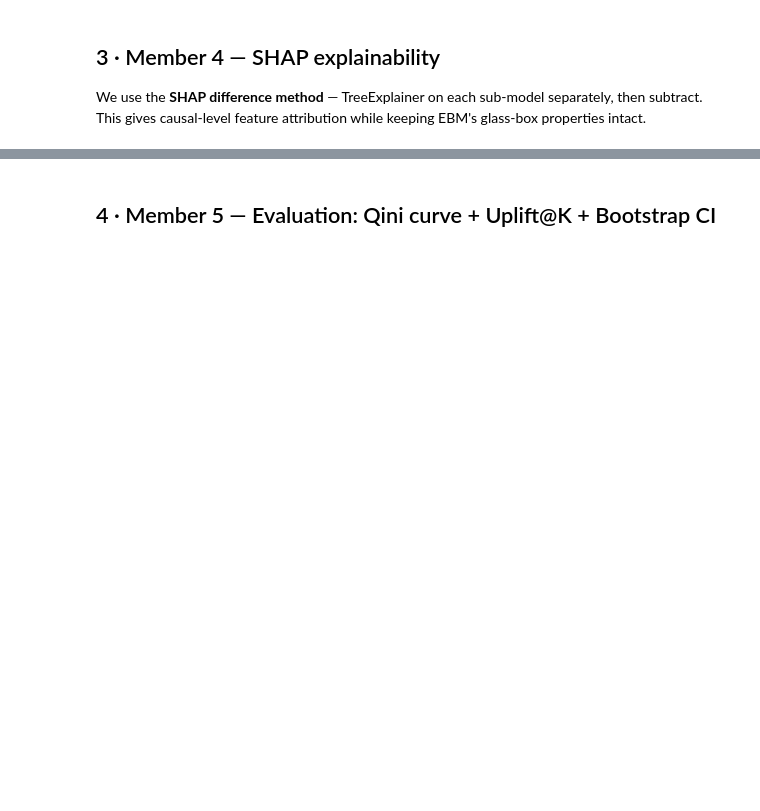
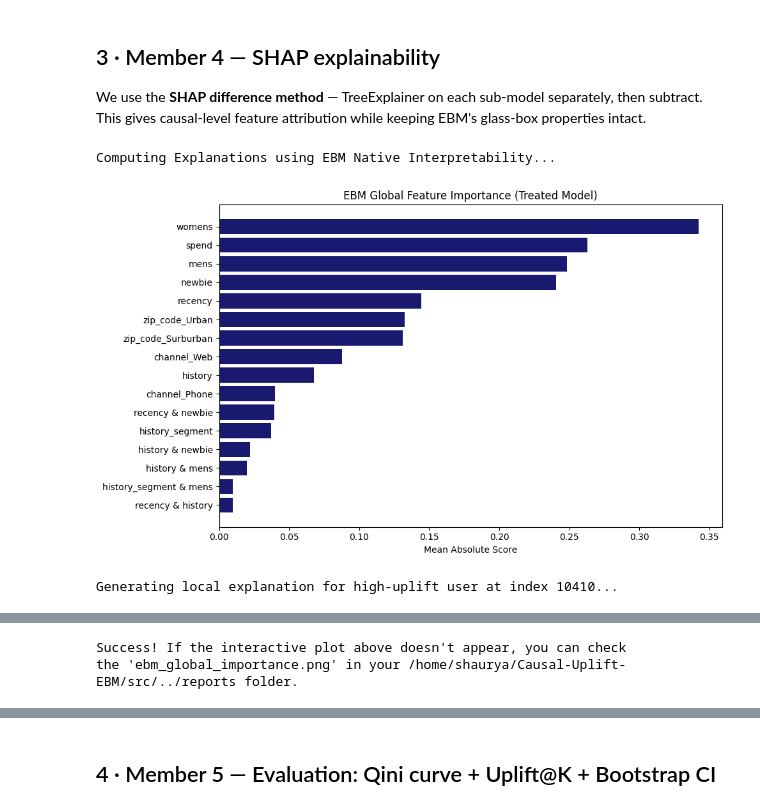
Before and after one commit to shaurya-manjkhola/Causal-Uplift-EBM, a Jupyter notebook: notebooks/02_modelling.ipynb, the cells around one changed output, grey strips where cells are left out. Cells and saved outputs as stored; diff of their text form; code cells hidden in the pictures; blank space fills up the shorter version.

```diff
--- a/notebooks/02_modelling.ipynb
+++ b/notebooks/02_modelling.ipynb
@@ -214,16 +264,21 @@ ebm_param_grid = {
 }
 
 ebm_grid_treated = GridSearchCV(
-    estimator=ExplainableBoostingClassifier(random_state=GLOBAL_SEED),
+    # FIX: n_jobs=1 forces the EBM to use 1 core, preventing lockups
+    estimator=ExplainableBoostingClassifier(random_state=GLOBAL_SEED, n_jobs=1),
     param_grid=ebm_param_grid,
     cv=cv_strategy,
     scoring='roc_auc',
+    # Let GridSearchCV handle parallelizing across your CPU cores
     n_jobs=-1,
-    verbose=1
+    # FIX: verbose=3 streams live progress and time for each fold
+    verbose=3
 )
 
-print('Tuning EBM on TREATED group (this takes a few minutes)...')
+print('Tuning EBM on TREATED group (Streaming live progress below)...')
 ebm_grid_treated.fit(X_treated, y_treated)
+
 optimal_ebm_treatment = ebm_grid_treated.best_estimator_
-print(f'Best EBM treated params : {ebm_grid_treated.best_params_}')
+
+print(f'\nBest EBM treated params : {ebm_grid_treated.best_params_}')
 print(f'Best EBM treated AUC    : {ebm_grid_treated.best_score_:.4f}')
@@ -349,0 +464,60 @@ plt.show()
+# %%
+# ============================================================
+# 3. Member 4 — EBM Native Explainability
+# ============================================================
+# This uses the EBM's glass-box properties to explain behavior
+# without the "SHAP Categorical Wall" error.
+
+import matplotlib.pyplot as plt
+import numpy as np
+import pandas as pd
+import os
+from interpret import show
+
+print('Computing Explanations using EBM Native Interpretability...')
+
+# --- 1. Global Explanation (Feature Importance) ---
+# We look at the Treated model (μ1) to see what drives conversion
+ebm_global = tlearner_ebm.model_t1_.explain_global(name='EBM Treated Model')
+
+# Extract importance scores for a custom plot
+data = ebm_global.data()
+feat_imp = pd.DataFrame({
+    'Feature': data['names'],
+    'Importance': data['scores']
+}).sort_values(by='Importance', ascending=True)
+
+# Plotting Global Importance
+plt.figure(figsize=(10, 6))
+plt.barh(feat_imp['Feature'], feat_imp['Importance'], color='midnightblue')
+plt.title('EBM Global Feature Importance (Treated Model)')
+plt.xlabel('Mean Absolute Score')
+plt.tight_layout()
+plt.savefig(os.path.join(RESULTS_DIR, 'ebm_global_importance.png'), dpi=300)
+plt.show()
+
+
+# --- 2. Local Explanations (Explaining specific users) ---
+# Select a high-uplift user
+uplift_scores = tlearner_ebm.predict_uplift(X_test)
+idx_high = np.argmax(uplift_scores)
+
+print(f"Generating local explanation for high-uplift user at index {idx_high}...")
+
+# Corrected Indexing: .iloc for X_test (DataFrame), [:] for y_test (Numpy)
+ebm_local = tlearner_ebm.model_t1_.explain_local(
+    X_test.iloc[idx_high:idx_high+1],
+    y_test[idx_high:idx_high+1],
+    name='High Uplift User'
+)
+
+# --- 3. Display Result ---
+# This opens an interactive dashboard in your notebook
+show(ebm_local)
+
+print("\nSuccess! If the interactive plot above doesn't appear, you can check")
+print(f"the 'ebm_global_importance.png' in your {RESULTS_DIR} folder.")
+# %% [output]
+Computing Explanations using EBM Native Interpretability...
+[figure, added]
+Generating local explanation for high-uplift user at index 10410...
@@ -349,0 +525,2 @@ plt.show()
+Success! If the interactive plot above doesn't appear, you can check
+the 'ebm_global_importance.png' in your /home/shaurya/Causal-Uplift-EBM/src/../reports folder.
```
Also changed, not shown: parts of 22 cells of this notebook, 19 other files.
